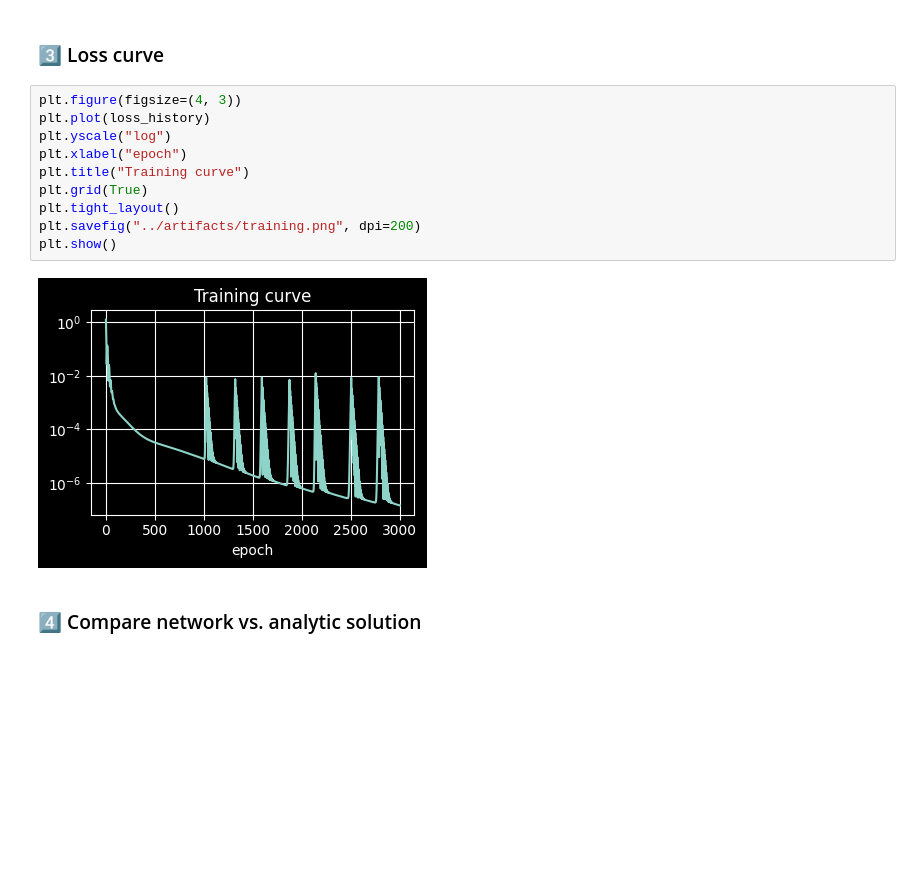
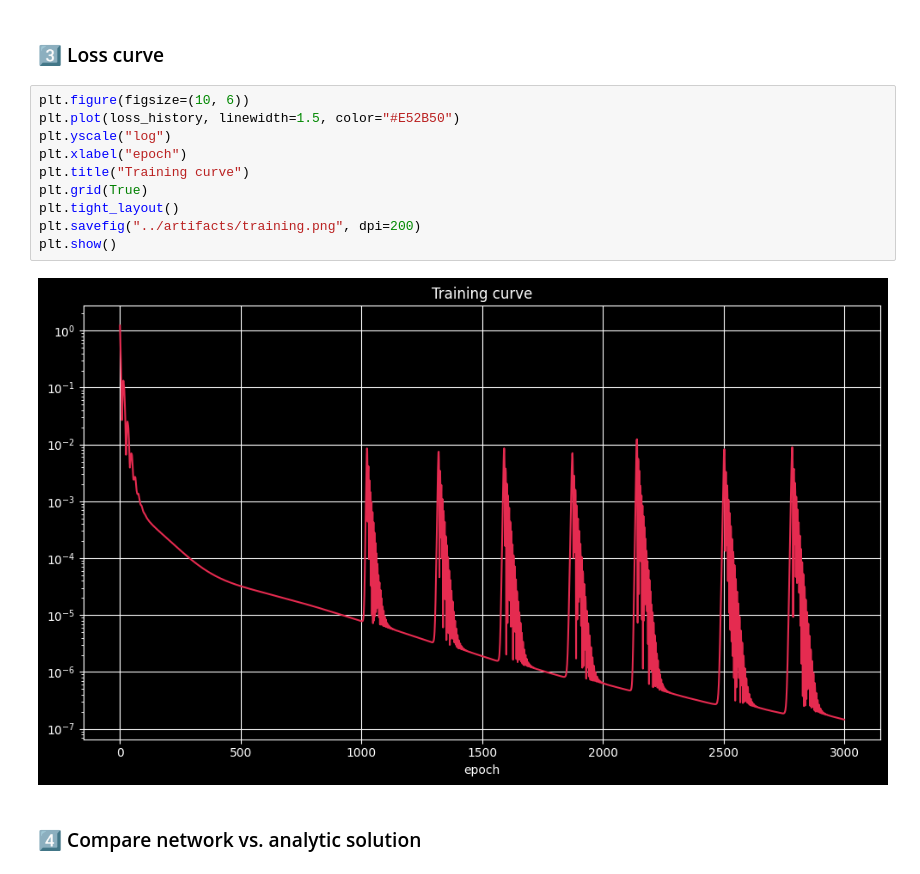
Before and after one commit to Scriber-Labs/lf-pinn-harmonic-oscillator, a Jupyter notebook: notebooks/demo.ipynb, the cells around one changed output. Cells and saved outputs as stored; diff of their text form; blank space fills up the shorter version.

```diff
--- a/notebooks/demo.ipynb
+++ b/notebooks/demo.ipynb
@@ -77,17 +77,17 @@ epoch 2800 | loss = 4.685268e-05
 # %% [markdown]
 ### 3️⃣ Loss curve
 # %%
-plt.figure(figsize=(4, 3))
-plt.plot(loss_history)
+plt.figure(figsize=(10, 6))
+plt.plot(loss_history, linewidth=1.5, color="#E52B50")
 plt.yscale("log")
 plt.xlabel("epoch")
 plt.title("Training curve")
 plt.grid(True)
 plt.tight_layout()
 plt.savefig("../artifacts/training.png", dpi=200)
 plt.show()
 # %% [output]
-[figure, old version]
+[figure, new version]
 # %% [markdown]
 ### 4️⃣ Compare network vs. analytic solution
 # %%
```
Also changed, not shown: parts of 5 cells of this notebook, 4 other files.
